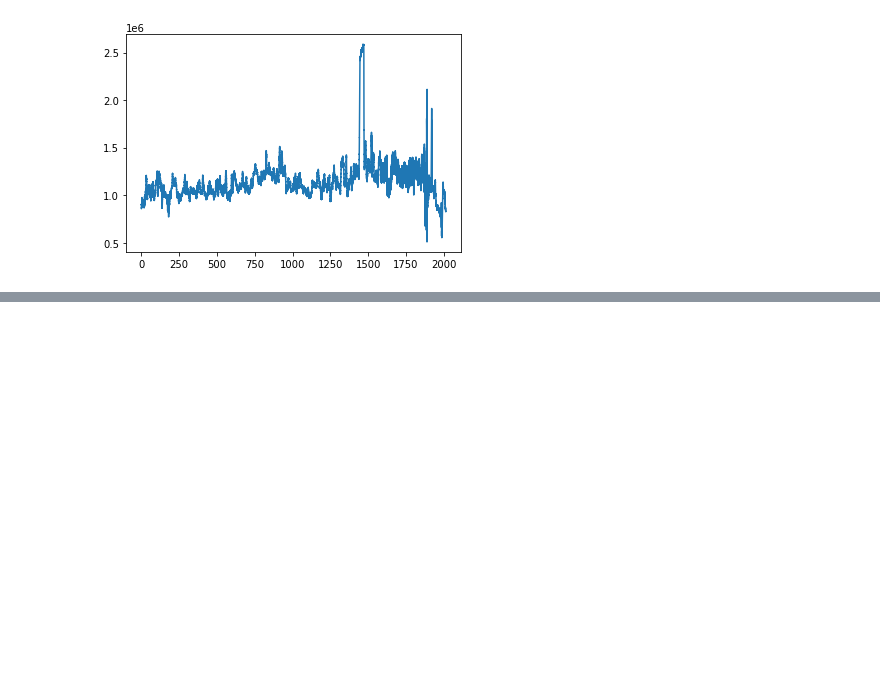
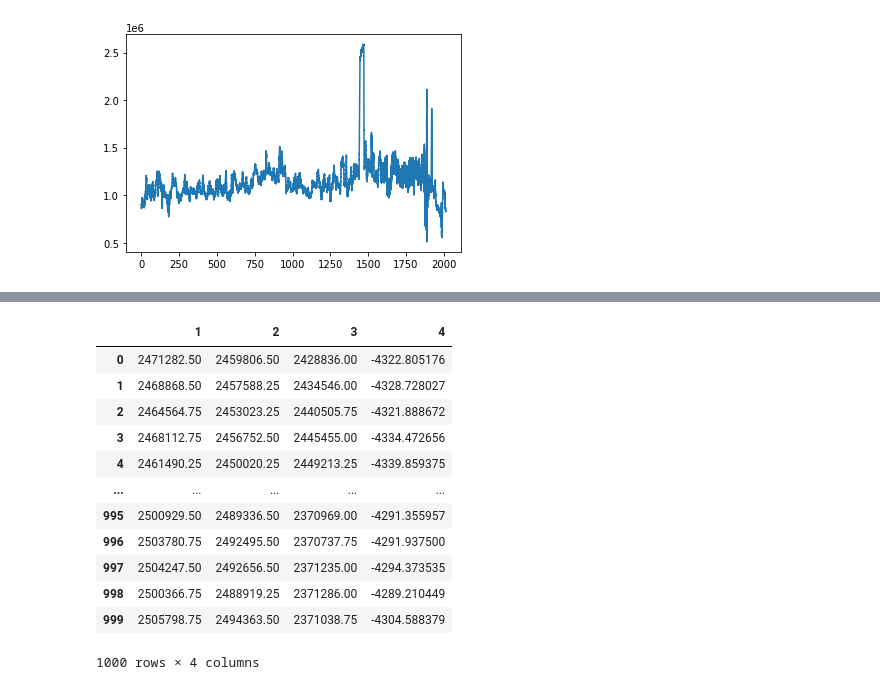
Before and after one commit to Afifa-Dar/GuiltEmotionDedection, a Jupyter notebook: plottingAishaChannlData.ipynb, the cells around one changed output, grey strips where cells are left out. Cells and saved outputs as stored; diff of their text form; code cells hidden in the pictures; blank space fills up the shorter version.

```diff
--- a/plottingAishaChannlData.ipynb
+++ b/plottingAishaChannlData.ipynb
@@ -69 +84,17 @@ y
+# %%
+x
+# %% [output]
+|  | 1 | 2 | 3 | 4 |
+| 0 | 2471282.50 | 2459806.50 | 2428836.00 | -4322.805176 |
+| 1 | 2468868.50 | 2457588.25 | 2434546.00 | -4328.728027 |
+| 2 | 2464564.75 | 2453023.25 | 2440505.75 | -4321.888672 |
+| 3 | 2468112.75 | 2456752.50 | 2445455.00 | -4334.472656 |
+| 4 | 2461490.25 | 2450020.25 | 2449213.25 | -4339.859375 |
+| ... | ... | ... | ... | ... |
+| 995 | 2500929.50 | 2489336.50 | 2370969.00 | -4291.355957 |
+| 996 | 2503780.75 | 2492495.50 | 2370737.75 | -4291.937500 |
+| 997 | 2504247.50 | 2492656.50 | 2371235.00 | -4294.373535 |
+| 998 | 2500366.75 | 2488919.25 | 2371286.00 | -4289.210449 |
+| 999 | 2505798.75 | 2494363.50 | 2371038.75 | -4304.588379 |
+1000 rows × 4 columns
 # %%
```
Also changed, not shown: parts of 6 cells of this notebook, 10 other files.
